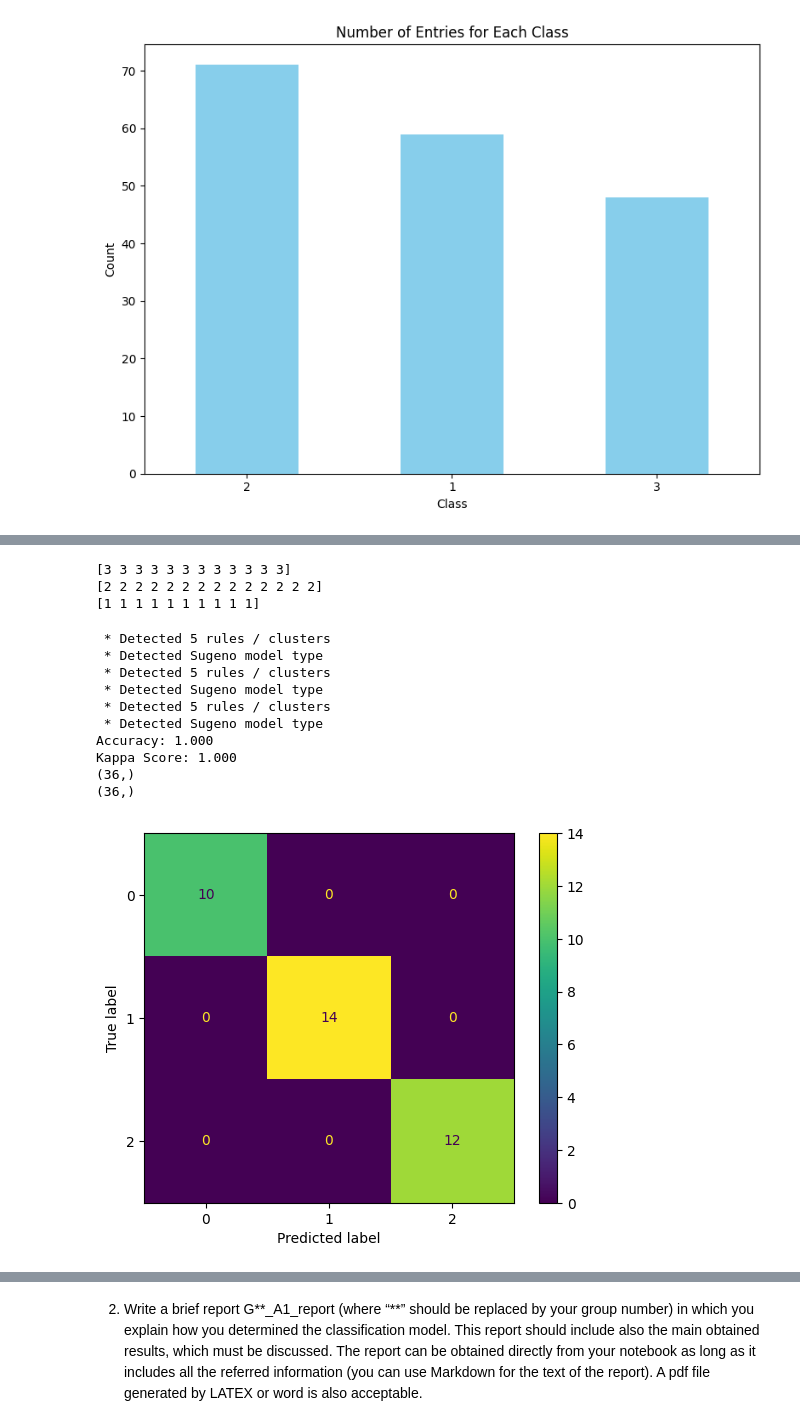
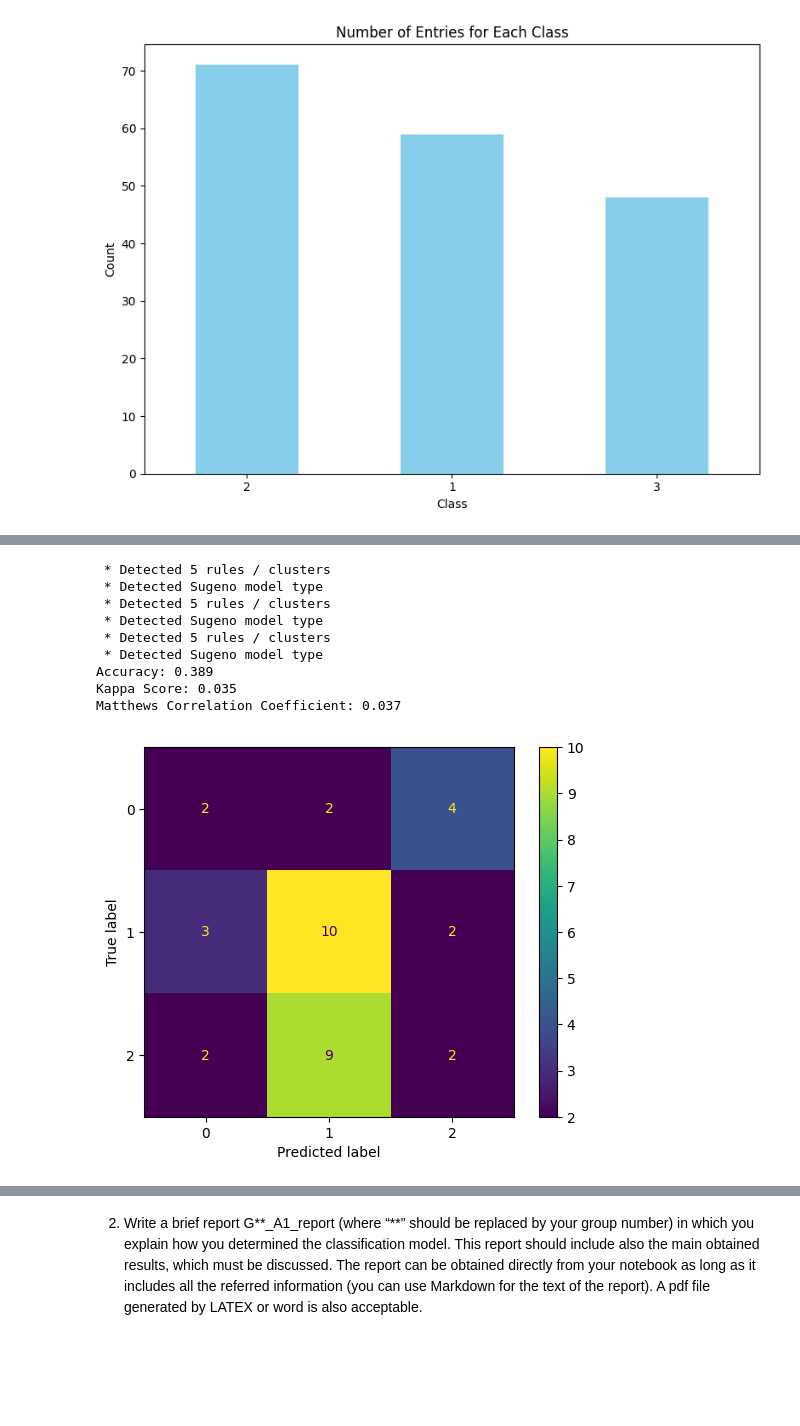
Before and after one commit to andrelopes2001/Intelligent_Systems, a Jupyter notebook: Assignment 1.ipynb, the cells around one changed output, grey strips where cells are left out. Cells and saved outputs as stored; diff of their text form; code cells hidden in the pictures; blank space fills up the shorter version.

```diff
--- a/Assignment 1.ipynb
+++ b/Assignment 1.ipynb
@@ -171,12 +171,3 @@ AttributeError: 'numpy.ndarray' object has no attribute 'boxplot'
-# %%
-# count how many values equal 3
-print(y_test[y_test == 3])
-print(y_test[y_test == 2])
-print(y_test[y_test == 1])
-# %% [output]
-[3 3 3 3 3 3 3 3 3 3 3 3]
-[2 2 2 2 2 2 2 2 2 2 2 2 2 2]
-[1 1 1 1 1 1 1 1 1 1]
 # %%
 from sklearn.model_selection import train_test_split
 from pyfume.Clustering import Clusterer
@@ -184,7 +175,7 @@ from pyfume.EstimateAntecendentSet import AntecedentEstimator
 from pyfume.EstimateConsequentParameters import ConsequentEstimator
 from pyfume.SimpfulModelBuilder import SugenoFISBuilder
 from pyfume.Tester import SugenoFISTester
-from sklearn.metrics import accuracy_score, cohen_kappa_score, confusion_matrix, ConfusionMatrixDisplay
+from sklearn.metrics import accuracy_score, cohen_kappa_score, confusion_matrix, ConfusionMatrixDisplay, matthews_corrcoef
 from numpy import clip, column_stack, argmax
 
 # Define X as all columns except 'target_class'
@@ -206,10 +197,10 @@ y3vsall[y3vsall != 3] = 0
 y3vsall[y3vsall == 3] = 1
 
 # Split the data into training and test sets
-X_train, X_test, y_train, y_test = train_test_split(X, y, test_size=0.2, random_state=102)
-_, _, y_train_1vsall, _ = train_test_split(X, y1vsall, test_size=0.2, random_state=102)
+X_train, X_test, y_train, y_test = train_test_split(X, y, test_size=0.2, random_state=100)
+_, _, y_train_1vsall, _ = train_test_split(X, y1vsall, test_size=0.2, random_state=101)
 _, _, y_train_2vsall, _ = train_test_split(X, y2vsall, test_size=0.2, random_state=102)
-_, _, y_train_3vsall, _ = train_test_split(X, y3vsall, test_size=0.2, random_state=102)
+_, _, y_train_3vsall, _ = train_test_split(X, y3vsall, test_size=0.2, random_state=103)
 
 # Cluster the input-output space
 cl = Clusterer(x_train=X_train, y_train=y_train_1vsall, nr_clus=5)
@@ -262,37 +253,36 @@ y_pred_probs_1vsall = column_stack((1 - y_pred_probs_1vsall, y_pred_probs_1vsall
 modtester = SugenoFISTester(model_2vsall, X_test, features)
 y_pred_probs_2vsall = clip(modtester.predict()[0], 0, 1)
 y_pred_probs_2vsall = column_stack((1 - y_pred_probs_2vsall, y_pred_probs_2vsall))
 
 # Class probabilities predictions for 3 vs all
 modtester = SugenoFISTester(model_3vsall, X_test, features)
 y_pred_probs_3vsall = clip(modtester.predict()[0], 0, 1)
 y_pred_probs_3vsall = column_stack((1 - y_pred_probs_3vsall, y_pred_probs_3vsall))
 
 y_pred_probs = column_stack((y_pred_probs_1vsall[:,1],y_pred_probs_1vsall[:,0],y_pred_probs_1vsall[:,0])) +\
                column_stack((y_pred_probs_2vsall[:,0],y_pred_probs_2vsall[:,1],y_pred_probs_2vsall[:,0])) +\
                column_stack((y_pred_probs_3vsall[:,0],y_pred_probs_3vsall[:,0],y_pred_probs_3vsall[:,1]))
 y_pred_probs = y_pred_probs/y_pred_probs.sum(axis=1,keepdims=1)
 
 y_pred = argmax(y_pred_probs,axis=1) + 1
 
 # %% Compute classification metrics
 acc_score = accuracy_score(y_test, y_pred)
 print("Accuracy: {:.3f}".format(acc_score))
 kappa = cohen_kappa_score(y_test, y_pred)
 print("Kappa Score: {:.3f}".format(kappa))
+matthew = matthews_corrcoef(y_test, y_pred)
+print("Matthews Correlation Coefficient: {:.3f}".format(matthew))
 cm = confusion_matrix(y_test, y_pred, labels=[1,2,3])
-print(y_test.shape)
-print(y_pred.shape)
 cm_display = ConfusionMatrixDisplay(cm).plot()
 # %% [output]
  * Detected 5 rules / clusters
  * Detected Sugeno model type
  * Detected 5 rules / clusters
  * Detected Sugeno model type
  * Detected 5 rules / clusters
  * Detected Sugeno model type
-Accuracy: 1.000
-Kappa Score: 1.000
-(36,)
-(36,)
+Accuracy: 0.389
+Kappa Score: 0.035
+Matthews Correlation Coefficient: 0.037
-[figure, old version]
+[figure, new version]
```
Also changed, not shown: parts of 3 cells of this notebook.
